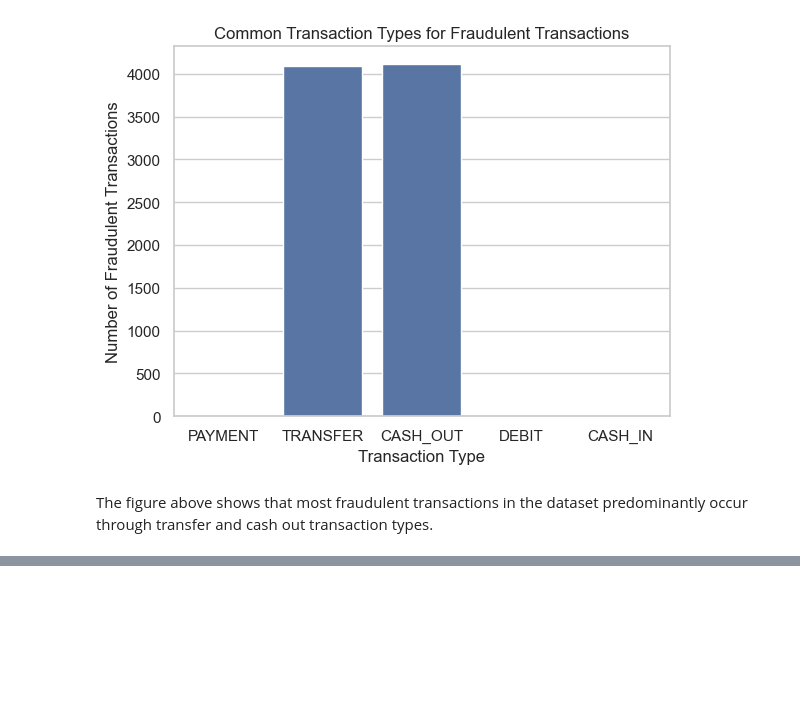
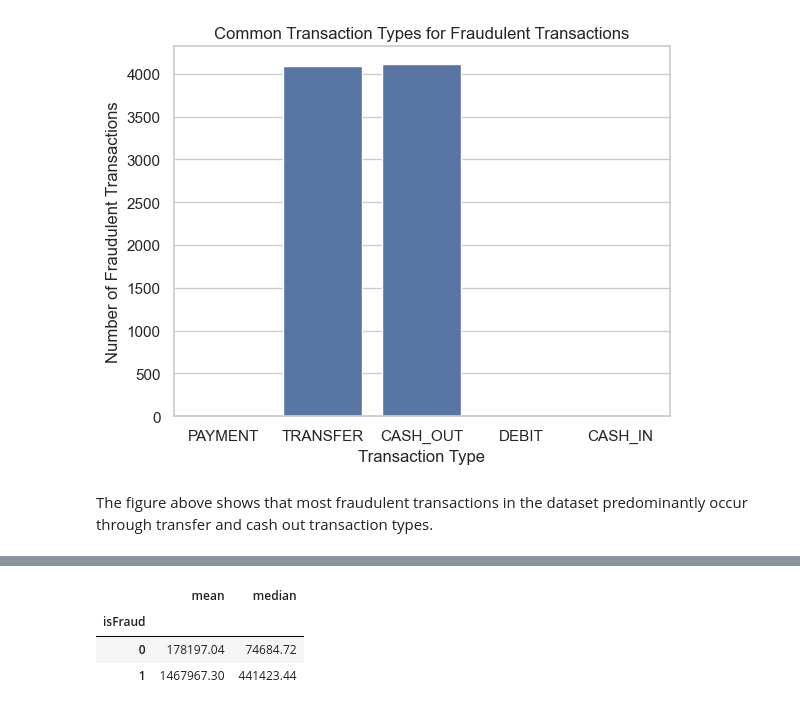
Before and after one commit to christianbusalanan/fraud-detection, a Jupyter notebook: notebooks/01_eda_and_feature_engineering.ipynb, the cells around one changed output, grey strips where cells are left out. Drawn from its saved outputs; the diff is of its cells as text; code cells hidden in the pictures; blank space fills up the shorter version.

```diff
--- a/notebooks/01_eda_and_feature_engineering.ipynb
+++ b/notebooks/01_eda_and_feature_engineering.ipynb
@@ -34,0 +62,7 @@ The figure above shows that most fraudulent transactions in the dataset predomin
+# %%
+df.groupby('isFraud')['amount'].agg({'mean', 'median'}).round(2)
+# %% [output]
+|  | mean | median |
+| isFraud |  |  |
+| 0 | 178197.04 | 74684.72 |
+| 1 | 1467967.30 | 441423.44 |
```
Also changed, not shown: parts of 3 cells of this notebook.
